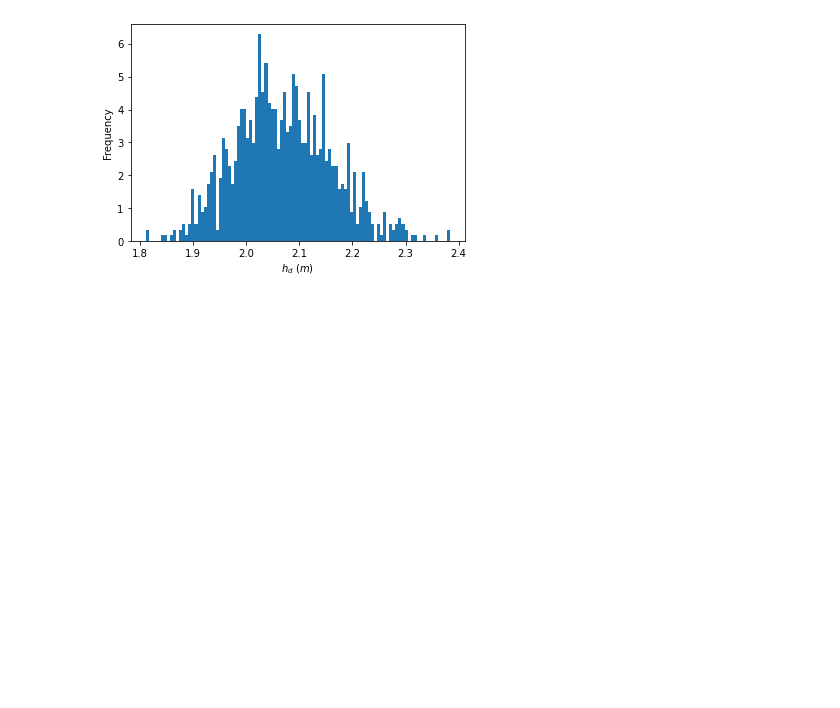
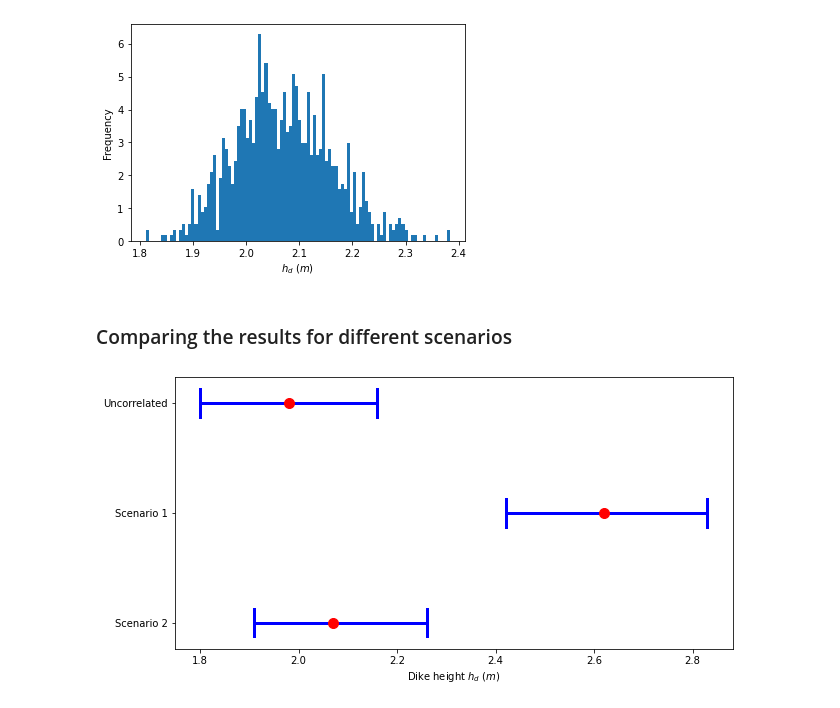
Before and after one commit to Stbn-antier/ST4-EI-EDF, a Jupyter notebook: Part2_Hydraulic_model.ipynb, the cells around one changed output. Drawn from its saved outputs; the diff is of its cells as text; code cells hidden in the pictures; blank space fills up the shorter version.

```diff
--- a/Part2_Hydraulic_model.ipynb
+++ b/Part2_Hydraulic_model.ipynb
@@ -428,3 +428,30 @@ Confidence Interval for h_d at 95% confidence level :
 [1.91, 2.26]
 Mean value : 2.07
 [figure]
+# %% [markdown]
+### Comparing the results for different scenarios
+# %%
+hd = [1.98, 2.62, 2.07]
+confid0 = [1.80, 2.16]
+confid1 = [2.42, 2.83]
+confid2 = [1.91, 2.26]
+
+def plot_confidence(confid, mean, scenar, line_width=0.25):
+
+    bottom = scenar - line_width/2
+    top = scenar + line_width/2
+
+    plt.plot(confid, [scenar, scenar], "b", linewidth=3)
+    plt.plot([confid[0], confid[0]], [bottom, top], "b", linewidth=3)
+    plt.plot([confid[1], confid[1]], [bottom, top], "b", linewidth=3)
+    plt.plot(mean, scenar, "ro", markersize=10)
+
+plt.figure(figsize=(10,5))
+plt.yticks([3, 2, 1], ['Uncorrelated', 'Scenario 1', 'Scenario 2'])
+plot_confidence(confid0, hd[0], 3)
+plot_confidence(confid1, hd[1], 2)
+plot_confidence(confid2, hd[2], 1)
+plt.xlabel(r"Dike height $h_d$ ($m$)")
+plt.show()
+# %% [output]
+[figure, added]
```
